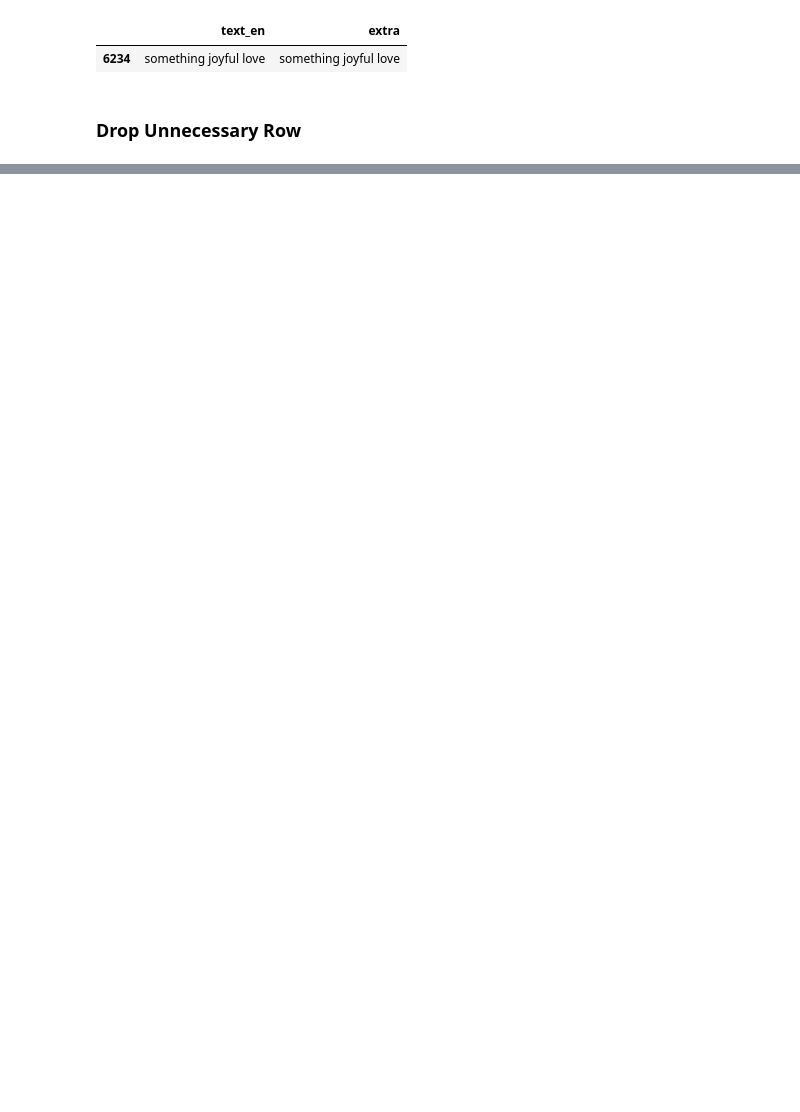
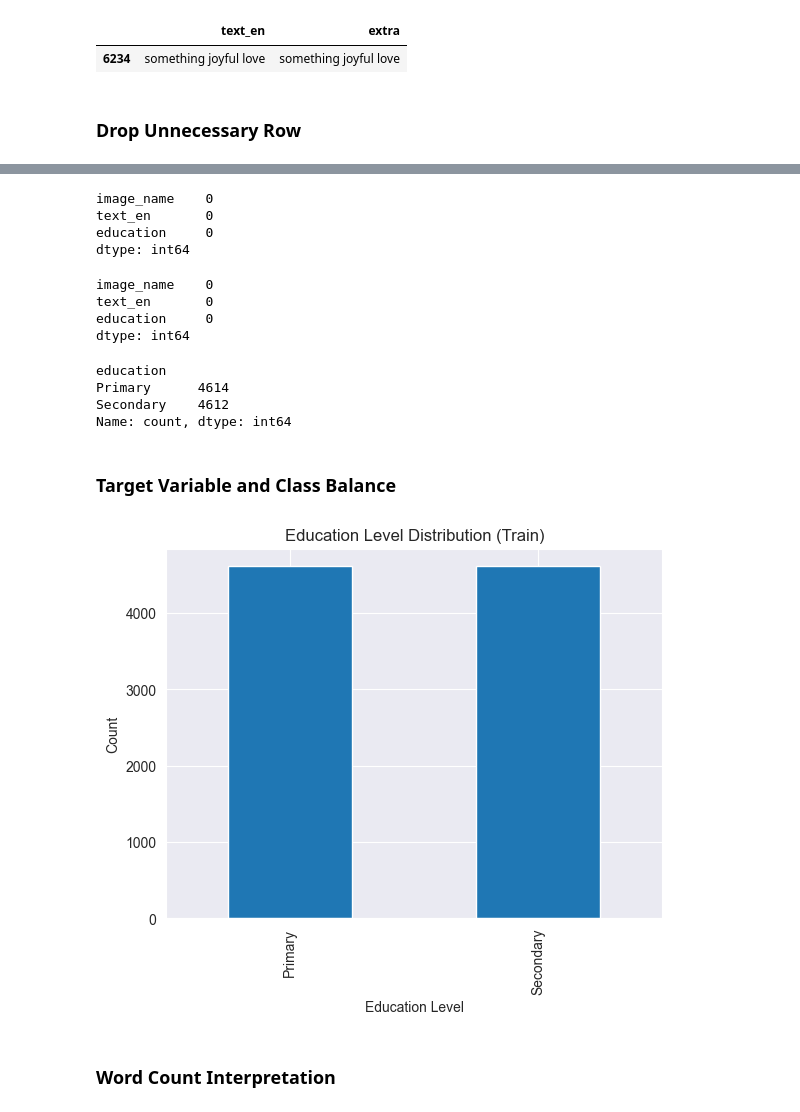
Before and after one commit to sanidavidanagama/DSGP15_Project, a Jupyter notebook: ml-models/education/notebooks/education_eda.ipynb, the cells around one changed output, grey strips where cells are left out. Saved outputs shown, nothing was run; the diff lists cells and outputs as text; code cells hidden in the pictures; blank space fills up the shorter version.

Commit message:
feat: exploratory data analysis for education text data

```diff
--- a/ml-models/education/notebooks/education_eda.ipynb
+++ b/ml-models/education/notebooks/education_eda.ipynb
@@ -185,0 +228,36 @@ test_df.head()
+# %%
+train_df = train_df.dropna(subset=["text_en"])
+test_df  = test_df.dropna(subset=["text_en"])
+# %%
+train_df.isnull().sum()
+# %% [output]
+image_name    0
+text_en       0
+education     0
+dtype: int64
+# %%
+test_df.isnull().sum()
+# %% [output]
+image_name    0
+text_en       0
+education     0
+dtype: int64
+# %%
+train_df['education'].value_counts()
+# %% [output]
+education
+Primary      4614
+Secondary    4612
+Name: count, dtype: int64
+# %% [markdown]
+### Target Variable and Class Balance
+# %%
+train_df['education'].value_counts().plot(kind='bar')
+plt.title("Education Level Distribution (Train)")
+plt.xlabel("Education Level")
+plt.ylabel("Count")
+plt.show()
+# %% [output]
+[figure, added]
+# %% [markdown]
+### Word Count Interpretation
```
Also changed, not shown: parts of 42 cells of this notebook.
